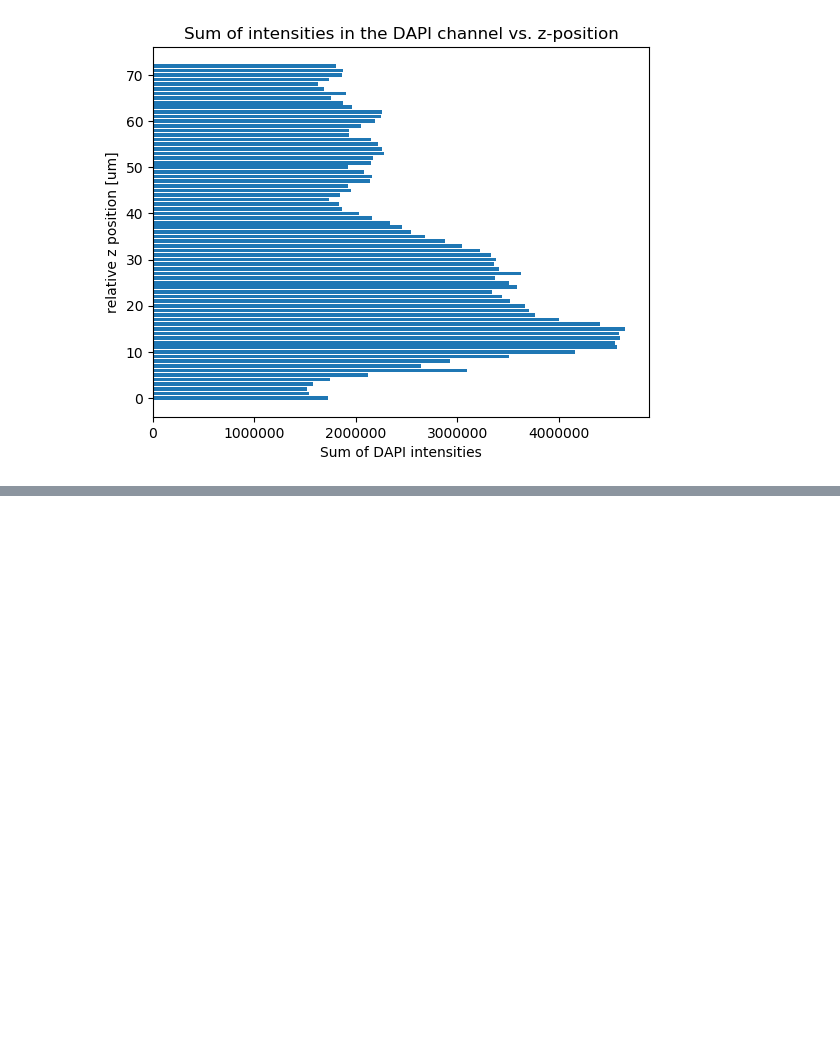
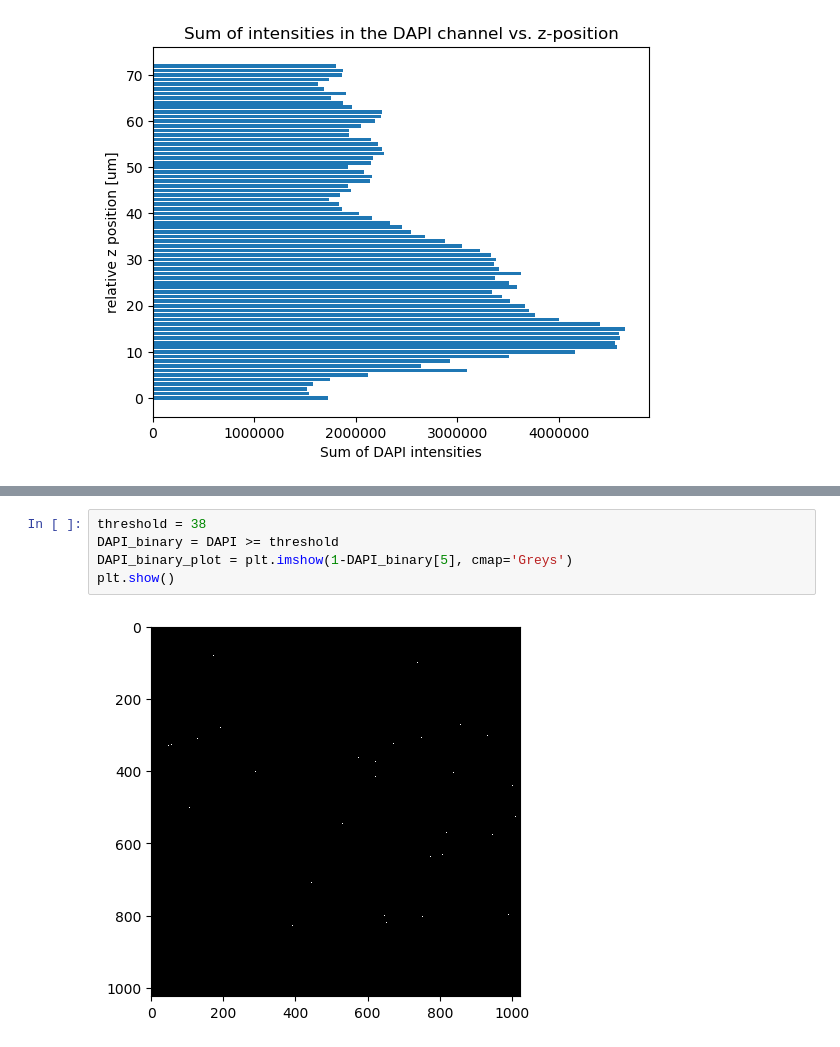
Before and after one commit to mimc7580/image_analysis, a Jupyter notebook: NP_penetration_quant.ipynb, the cells around one changed output, grey strips where cells are left out. Drawn from its saved outputs; the diff is of its cells as text; blank space fills up the shorter version.

```diff
--- a/NP_penetration_quant.ipynb
+++ b/NP_penetration_quant.ipynb
@@ -122,0 +156,7 @@ plt.show()
+# %%
+threshold = 38
+DAPI_binary = DAPI >= threshold
+DAPI_binary_plot = plt.imshow(1-DAPI_binary[5], cmap='Greys')
+plt.show()
+# %% [output]
+[figure, added]
```
Also changed, not shown: parts of 14 cells of this notebook.
